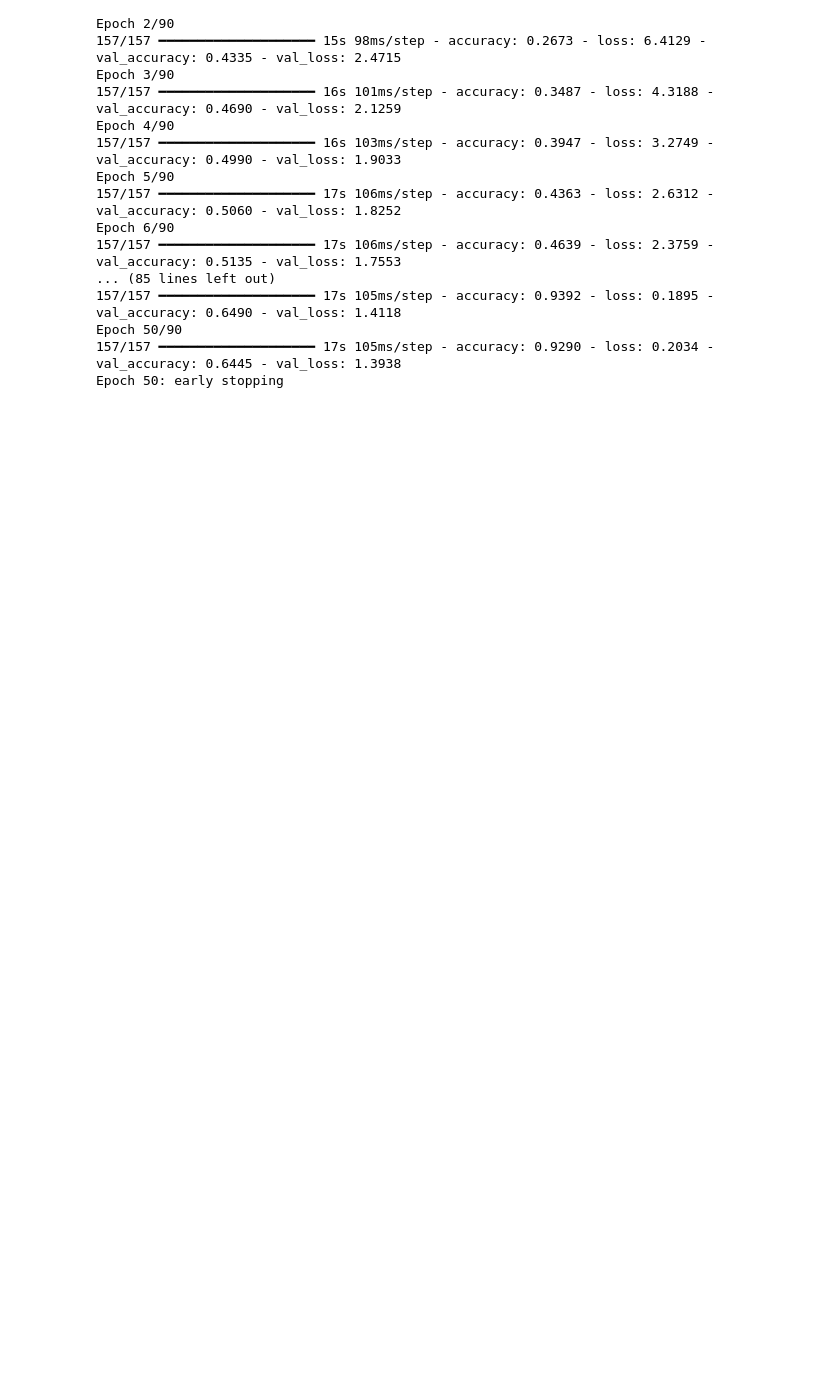
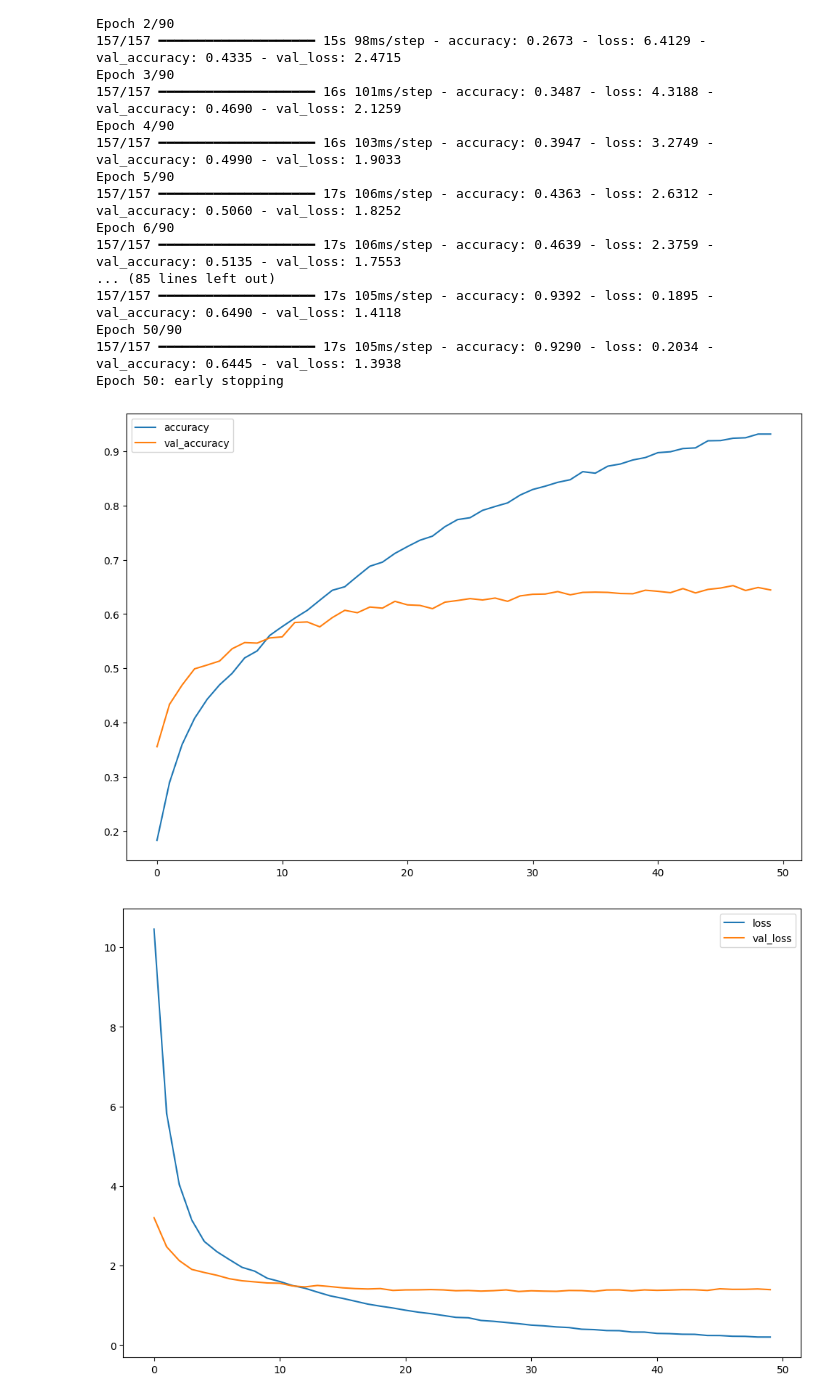
Before and after one commit to WokyDoky/Project-for-machine-learning, a Jupyter notebook: analyzer.ipynb, the cells around one changed output. Drawn from its saved outputs; the diff is of its cells as text; code cells hidden in the pictures; blank space fills up the shorter version.

```diff
--- a/analyzer.ipynb
+++ b/analyzer.ipynb
@@ -152,3 +152,22 @@ Epoch 6/90
 Epoch 50/90
 157/157 ━━━━━━━━━━━━━━━━━━━━ 17s 105ms/step - accuracy: 0.9290 - loss: 0.2034 - val_accuracy: 0.6445 - val_loss: 1.3938
 Epoch 50: early stopping
+# %%
+plt.figure(figsize=(12,8))
+plt.plot(history.history['accuracy'])
+plt.plot(history.history['val_accuracy'])
+plt.legend(['accuracy','val_accuracy'])
+plt.show()
+
+plt.figure(figsize=(12,8))
+plt.plot(history.history['loss'])
+plt.plot(history.history['val_loss'])
+plt.legend(['loss','val_loss'])
+plt.show()
+train_loss, train_acc = model.evaluate(X_train, Y_train, verbose = 2)
+test_loss, test_acc = model.evaluate(X_test, Y_test, verbose = 2)
+print('Training accuracy:', train_acc)
+print('Test accuracy:', test_acc)
+# %% [output]
+[figure, added]
+[figure, added]
```
Also changed, not shown: parts of 1 cell of this notebook.
